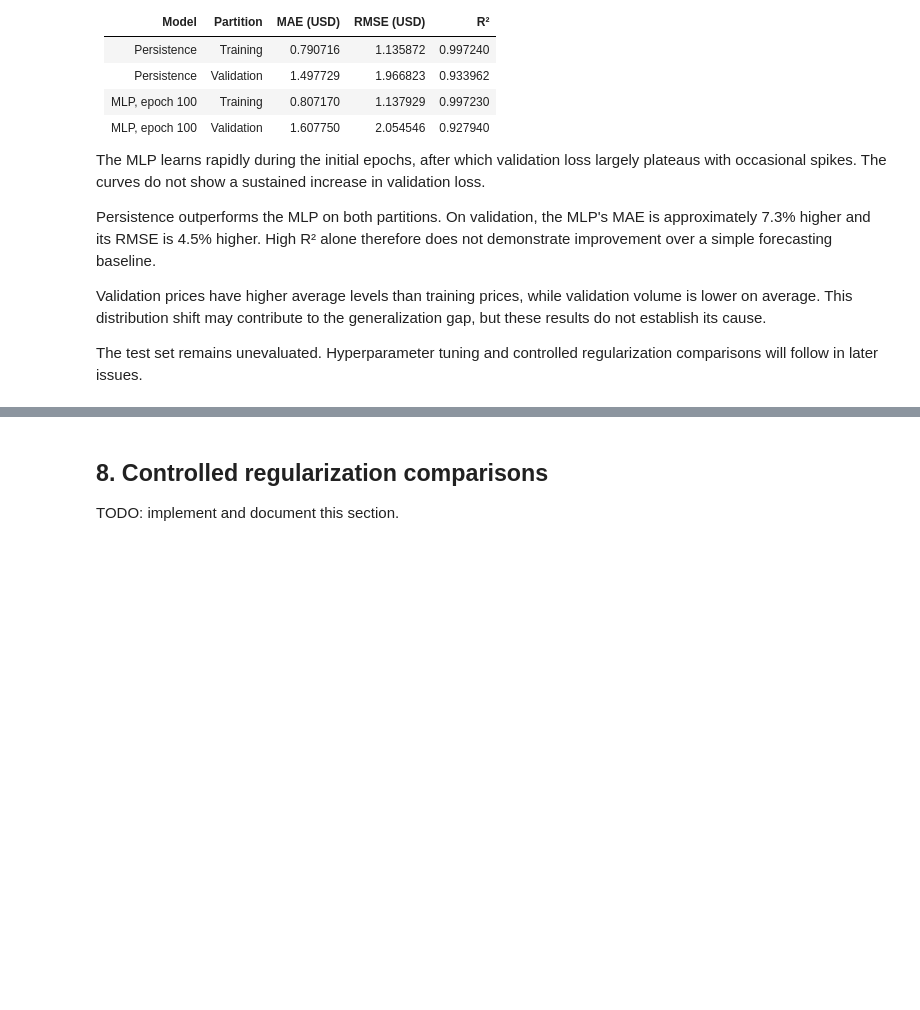
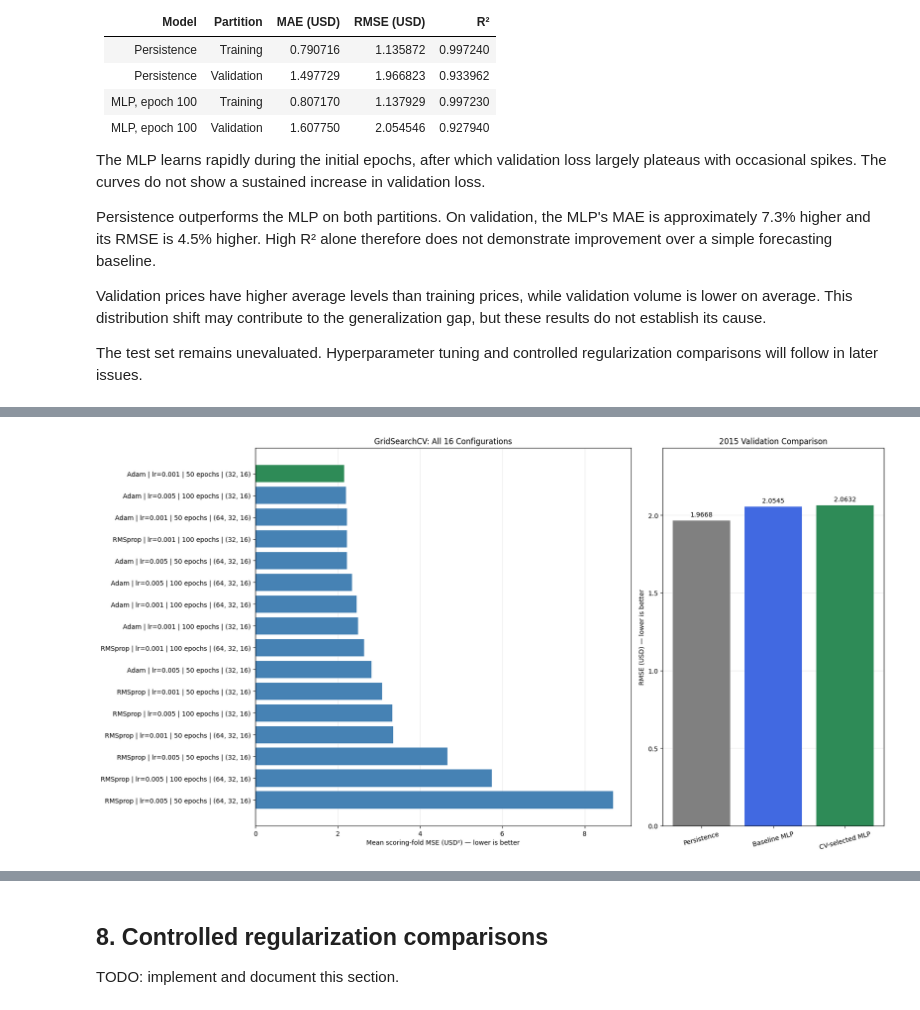
Before and after one commit to soulaimane-22/Deep-Learning-Lab1, a Jupyter notebook: notebooks/01_regression.ipynb, the cells around one changed output, grey strips where cells are left out. Saved outputs shown, nothing was run; the diff lists cells and outputs as text; code cells hidden in the pictures; blank space fills up the shorter version.

Commit message:
Complete chronological regression tuning and validation reporting

```diff
--- a/notebooks/01_regression.ipynb
+++ b/notebooks/01_regression.ipynb
@@ -1408,0 +1774,60 @@ TODO: implement and document this section.
+# %%
+ranking_plot = search_ranking.sort_values("rank").copy()
+
+candidate_labels = [
+    f"{row.optimizer} | lr={row.learning_rate:g} | "
+    f"{row.epochs} epochs | {row.hidden_layers}"
+    for row in ranking_plot.itertuples()
+]
+
+validation_plot = (
+    tuning_comparison.loc[tuning_comparison["split"].eq("validation")]
+    .set_index("model")
+    .loc[["Persistence", "MLP (epoch 100)", "CV-selected MLP"]]
+)
+
+fig, axes = plt.subplots(
+    1, 2,
+    figsize=(17, 9),
+    gridspec_kw={"width_ratios": [1.7, 1]},
+    constrained_layout=True,
+)
+
+bar_colors = [
+    "seagreen" if rank == 1 else "steelblue"
+    for rank in ranking_plot["rank"]
+]
+
+axes[0].barh(
+    candidate_labels,
+    ranking_plot["mean_cv_mse"],
+    color=bar_colors,
+)
+axes[0].invert_yaxis()
+axes[0].set_title("GridSearchCV: All 16 Configurations")
+axes[0].set_xlabel("Mean scoring-fold MSE (USD²) — lower is better")
+axes[0].grid(axis="x", alpha=0.25)
+axes[0].set_axisbelow(True)
+
+bars = axes[1].bar(
+    ["Persistence", "Baseline MLP", "CV-selected MLP"],
+    validation_plot["RMSE"],
+    color=["gray", "royalblue", "seagreen"],
+)
+
+axes[1].bar_label(bars, fmt="%.4f", padding=4)
+axes[1].set_ylim(0, validation_plot["RMSE"].max() * 1.18)
+axes[1].set_title("2015 Validation Comparison")
+axes[1].set_ylabel("RMSE (USD) — lower is better")
+axes[1].tick_params(axis="x", labelrotation=15)
+axes[1].grid(axis="y", alpha=0.25)
+axes[1].set_axisbelow(True)
+
+fig.savefig(
+    PLOT_DIR / "aapl_gridsearch_and_validation_comparison.png",
+    dpi=160,
+    bbox_inches="tight",
+)
+plt.show()
+# %% [output]
+[figure, added]
```
Also changed, not shown: parts of 15 cells of this notebook, 11 other files.
